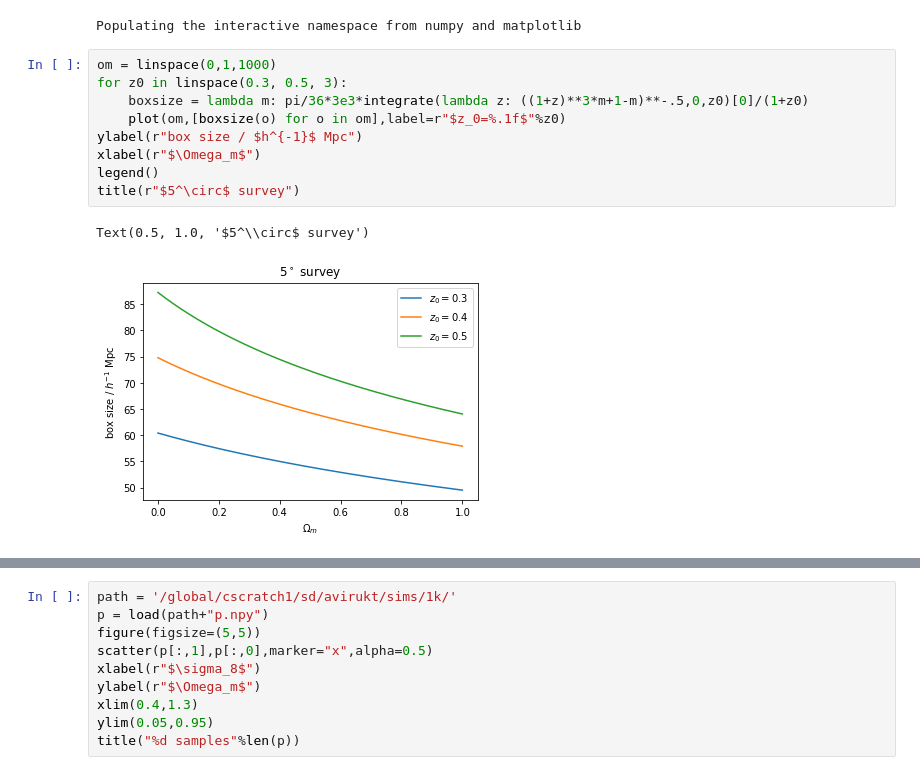
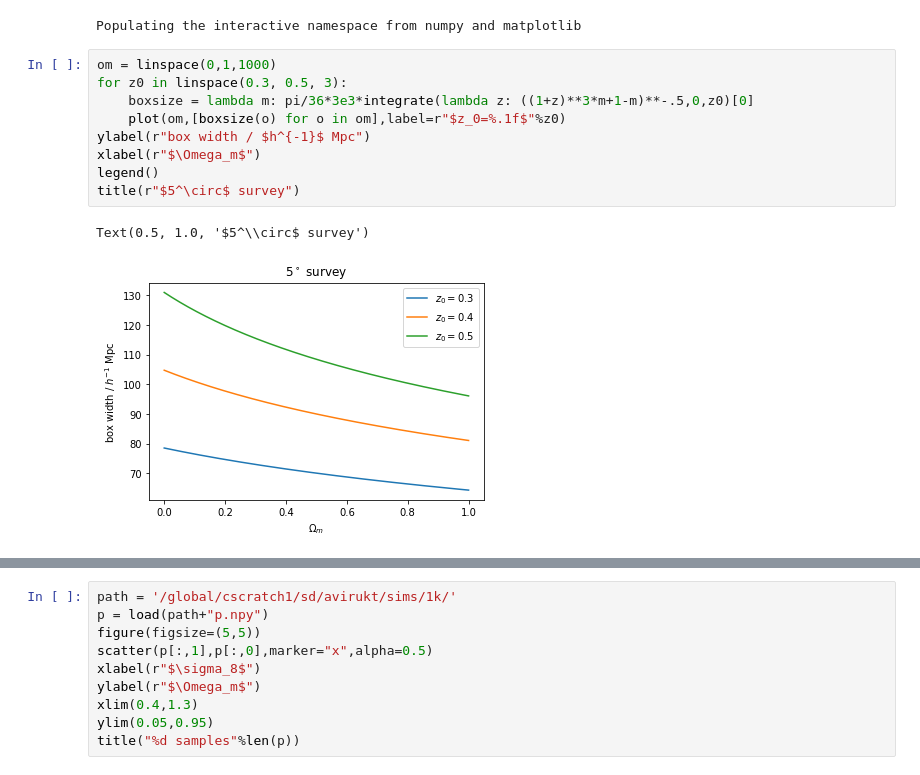
Before and after one commit to avirukt/lensing_ml, a Jupyter notebook: sims.ipynb, the cells around one changed output, grey strips where cells are left out. Saved outputs shown, nothing was run; the diff lists cells and outputs as text.

```diff
--- a/sims.ipynb
+++ b/sims.ipynb
@@ -9,12 +9,12 @@ Populating the interactive namespace from numpy and matplotlib
 # %%
 om = linspace(0,1,1000)
 for z0 in linspace(0.3, 0.5, 3):
-    boxsize = lambda m: pi/36*3e3*integrate(lambda z: ((1+z)**3*m+1-m)**-.5,0,z0)[0]/(1+z0)
+    boxsize = lambda m: pi/36*3e3*integrate(lambda z: ((1+z)**3*m+1-m)**-.5,0,z0)[0]
     plot(om,[boxsize(o) for o in om],label=r"$z_0=%.1f$"%z0)
-ylabel(r"box size / $h^{-1}$ Mpc")
+ylabel(r"box width / $h^{-1}$ Mpc")
 xlabel(r"$\Omega_m$")
 legend()
 title(r"$5^\circ$ survey")
 # %% [output]
 Text(0.5, 1.0, '$5^\\circ$ survey')
-[figure, old version]
+[figure, new version]
```
Also changed, not shown: parts of 2 cells of this notebook.
